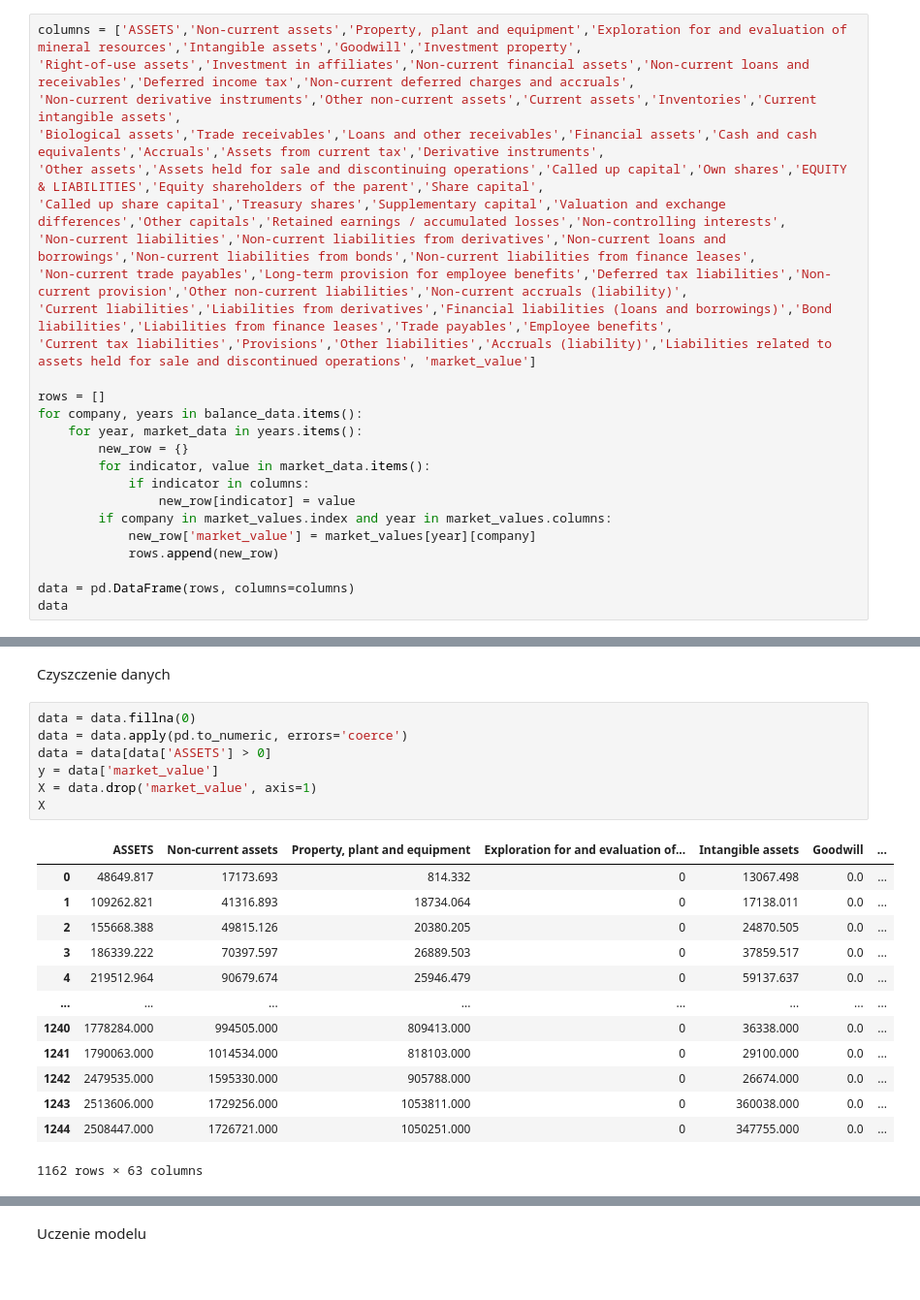
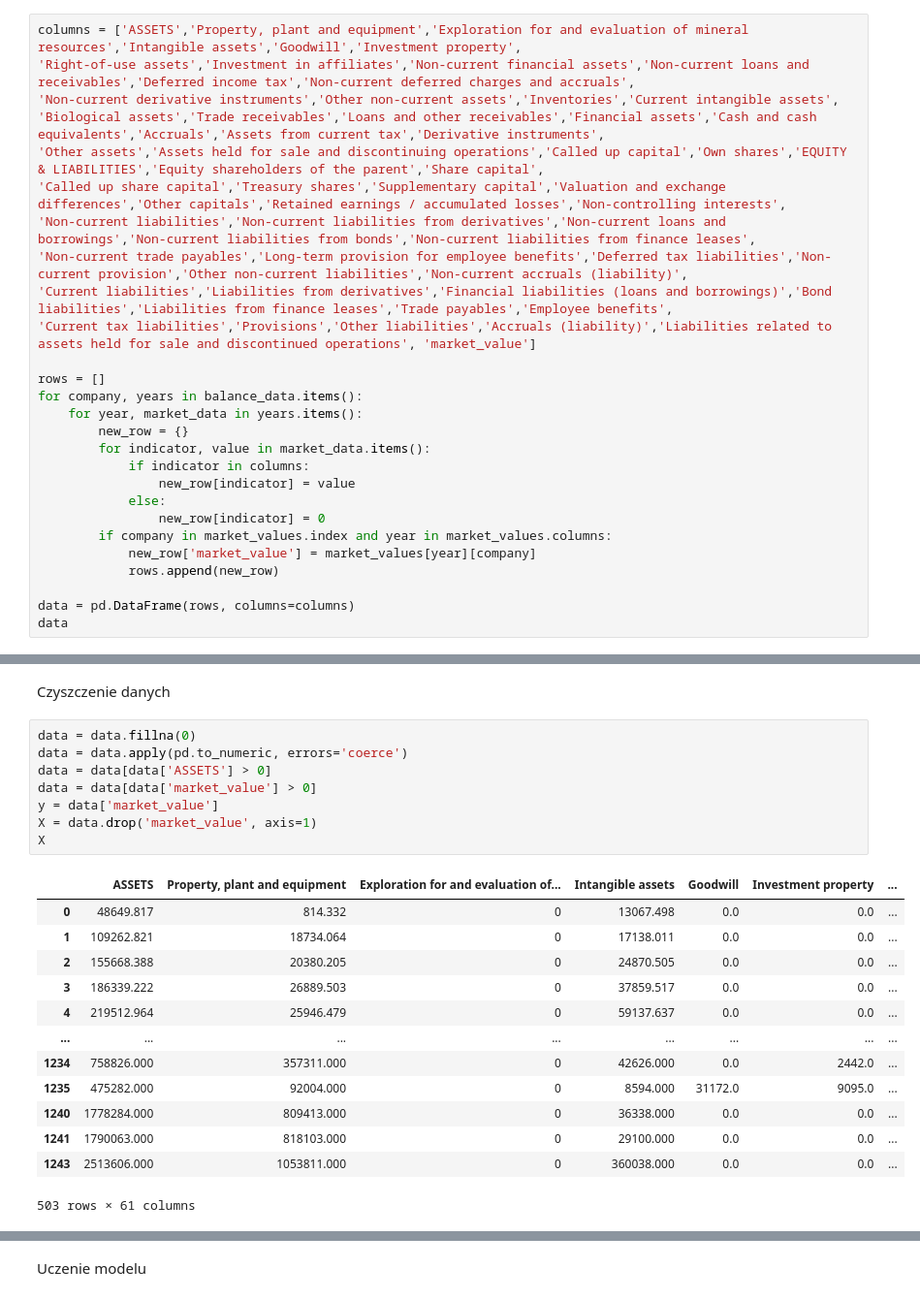
Before and after one commit to MehowBd/Evolutionary-optimization-of-the-capital-and-asset-structure, a Jupyter notebook: main.ipynb, the cells around one changed output, grey strips where cells are left out. Shown at 97% size. Drawn from its saved outputs; the diff is of its cells as text.

```diff
--- a/main.ipynb
+++ b/main.ipynb
@@ -66,9 +27,9 @@ balance_data
 # %% [markdown]
 Stworzenie jednego zbioru z wszystkimi danymi
 # %%
-columns = ['ASSETS','Non-current assets','Property, plant and equipment','Exploration for and evaluation of mineral resources','Intangible assets','Goodwill','Investment property',
+columns = ['ASSETS','Property, plant and equipment','Exploration for and evaluation of mineral resources','Intangible assets','Goodwill','Investment property',
 'Right-of-use assets','Investment in affiliates','Non-current financial assets','Non-current loans and receivables','Deferred income tax','Non-current deferred charges and accruals',
-'Non-current derivative instruments','Other non-current assets','Current assets','Inventories','Current intangible assets',
+'Non-current derivative instruments','Other non-current assets','Inventories','Current intangible assets',
 'Biological assets','Trade receivables','Loans and other receivables','Financial assets','Cash and cash equivalents','Accruals','Assets from current tax','Derivative instruments',
 'Other assets','Assets held for sale and discontinuing operations','Called up capital','Own shares','EQUITY & LIABILITIES','Equity shareholders of the parent','Share capital',
 'Called up share capital','Treasury shares','Supplementary capital','Valuation and exchange differences','Other capitals','Retained earnings / accumulated losses','Non-controlling interests',
@@ -84,6 +45,8 @@ for company, years in balance_data.items():
         for indicator, value in market_data.items():
             if indicator in columns:
                 new_row[indicator] = value
+            else:
+                new_row[indicator] = 0
         if company in market_values.index and year in market_values.columns:
             new_row['market_value'] = market_values[year][company]
             rows.append(new_row)
@@ -109,24 +72,25 @@ Czyszczenie danych
 # %%
 data = data.fillna(0)
 data = data.apply(pd.to_numeric, errors='coerce')
 data = data[data['ASSETS'] > 0]
+data = data[data['market_value'] > 0]
 y = data['market_value']
 X = data.drop('market_value', axis=1)
 X
 # %% [output]
-|  | ASSETS | Non-current assets | Property, plant and equipment | Exploration for and evaluation of... | Intangible assets | Goodwill | ... |
-| 0 | 48649.817 | 17173.693 | 814.332 | 0 | 13067.498 | 0.0 | ... |
-| 1 | 109262.821 | 41316.893 | 18734.064 | 0 | 17138.011 | 0.0 | ... |
-| 2 | 155668.388 | 49815.126 | 20380.205 | 0 | 24870.505 | 0.0 | ... |
-| 3 | 186339.222 | 70397.597 | 26889.503 | 0 | 37859.517 | 0.0 | ... |
-| 4 | 219512.964 | 90679.674 | 25946.479 | 0 | 59137.637 | 0.0 | ... |
+|  | ASSETS | Property, plant and equipment | Exploration for and evaluation of... | Intangible assets | Goodwill | Investment property | ... |
+| 0 | 48649.817 | 814.332 | 0 | 13067.498 | 0.0 | 0.0 | ... |
+| 1 | 109262.821 | 18734.064 | 0 | 17138.011 | 0.0 | 0.0 | ... |
+| 2 | 155668.388 | 20380.205 | 0 | 24870.505 | 0.0 | 0.0 | ... |
+| 3 | 186339.222 | 26889.503 | 0 | 37859.517 | 0.0 | 0.0 | ... |
+| 4 | 219512.964 | 25946.479 | 0 | 59137.637 | 0.0 | 0.0 | ... |
 | ... | ... | ... | ... | ... | ... | ... | ... |
-| 1240 | 1778284.000 | 994505.000 | 809413.000 | 0 | 36338.000 | 0.0 | ... |
-| 1241 | 1790063.000 | 1014534.000 | 818103.000 | 0 | 29100.000 | 0.0 | ... |
-| 1242 | 2479535.000 | 1595330.000 | 905788.000 | 0 | 26674.000 | 0.0 | ... |
-| 1243 | 2513606.000 | 1729256.000 | 1053811.000 | 0 | 360038.000 | 0.0 | ... |
-| 1244 | 2508447.000 | 1726721.000 | 1050251.000 | 0 | 347755.000 | 0.0 | ... |
+| 1234 | 758826.000 | 357311.000 | 0 | 42626.000 | 0.0 | 2442.0 | ... |
+| 1235 | 475282.000 | 92004.000 | 0 | 8594.000 | 31172.0 | 9095.0 | ... |
+| 1240 | 1778284.000 | 809413.000 | 0 | 36338.000 | 0.0 | 0.0 | ... |
+| 1241 | 1790063.000 | 818103.000 | 0 | 29100.000 | 0.0 | 0.0 | ... |
+| 1243 | 2513606.000 | 1053811.000 | 0 | 360038.000 | 0.0 | 0.0 | ... |
-1162 rows × 63 columns
+503 rows × 61 columns
 # %%
 # zamiana na procenty
 X_normalized = X.copy()
```
Also changed, not shown: parts of 10 cells of this notebook, 3 other files.
